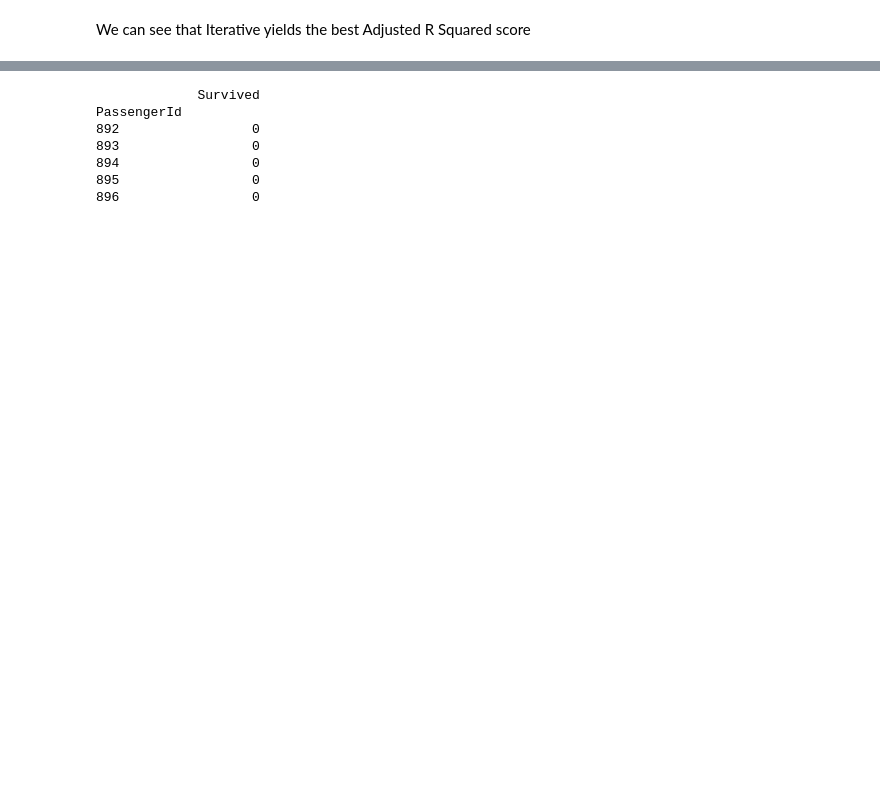
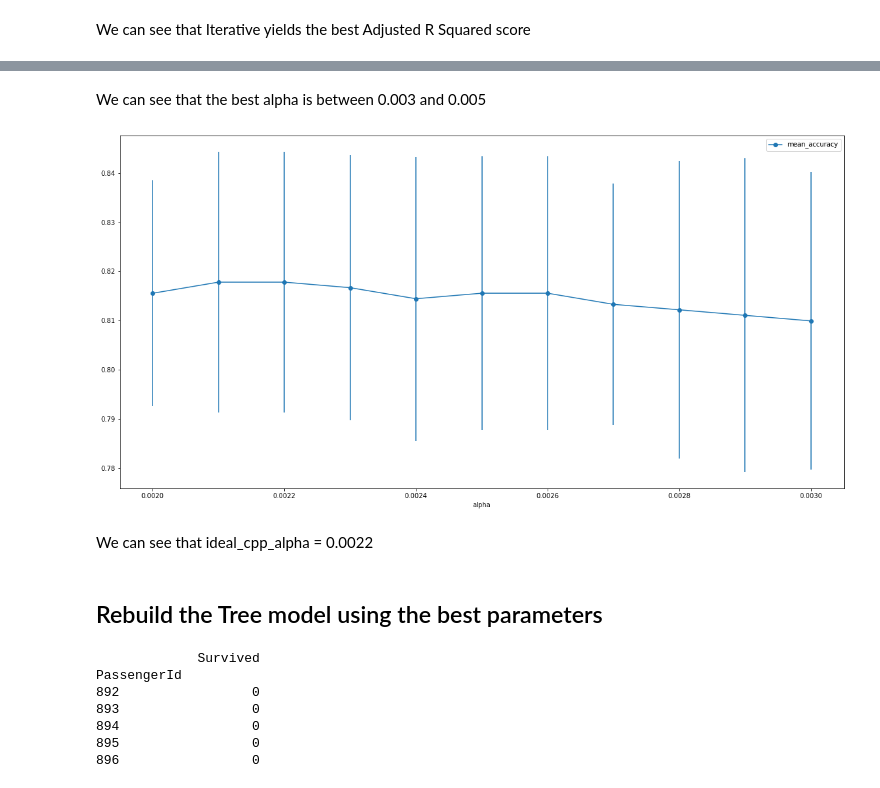
Before and after one commit to tedtdang/Practice-Data-Science, a Jupyter notebook: Titanic/Titanic remake.ipynb, the cells around one changed output, grey strips where cells are left out. Drawn from its saved outputs; the diff is of its cells as text; code cells hidden in the pictures; blank space fills up the shorter version.

```diff
--- a/Titanic/Titanic remake.ipynb
+++ b/Titanic/Titanic remake.ipynb
@@ -280,0 +290,18 @@ Fitting 5 folds for each of 7290 candidates, totalling 36450 fits
+# %% [markdown]
+We can see that the best alpha is between 0.003 and 0.005
+# %%
+ccp_alphas = np.linspace(0.002, 0.003, 11)
+alpha_loop_values = []
+for ccp_alpha in ccp_alphas:
+    model = DecisionTreeClassifier(random_state=1, ccp_alpha=ccp_alpha)
+    scores = cross_val_score(model, X_train, y_train, cv=StratifiedKFold())
+    alpha_loop_values.append([ccp_alpha, np.mean(scores), np.std(scores)])
+alpha_results = pd.DataFrame(alpha_loop_values, columns=['alpha', 'mean_accuracy', 'std'])
+alpha_results.plot(x='alpha', y='mean_accuracy', yerr='std', marker='o', figsize=(20, 10))
+plt.show()
+# %% [output]
+[figure, added]
+# %% [markdown]
+We can see that ideal_cpp_alpha = 0.0022
+# %% [markdown]
+## Rebuild the Tree model using the best parameters
```
Also changed, not shown: parts of 16 cells of this notebook, 1 other file.
